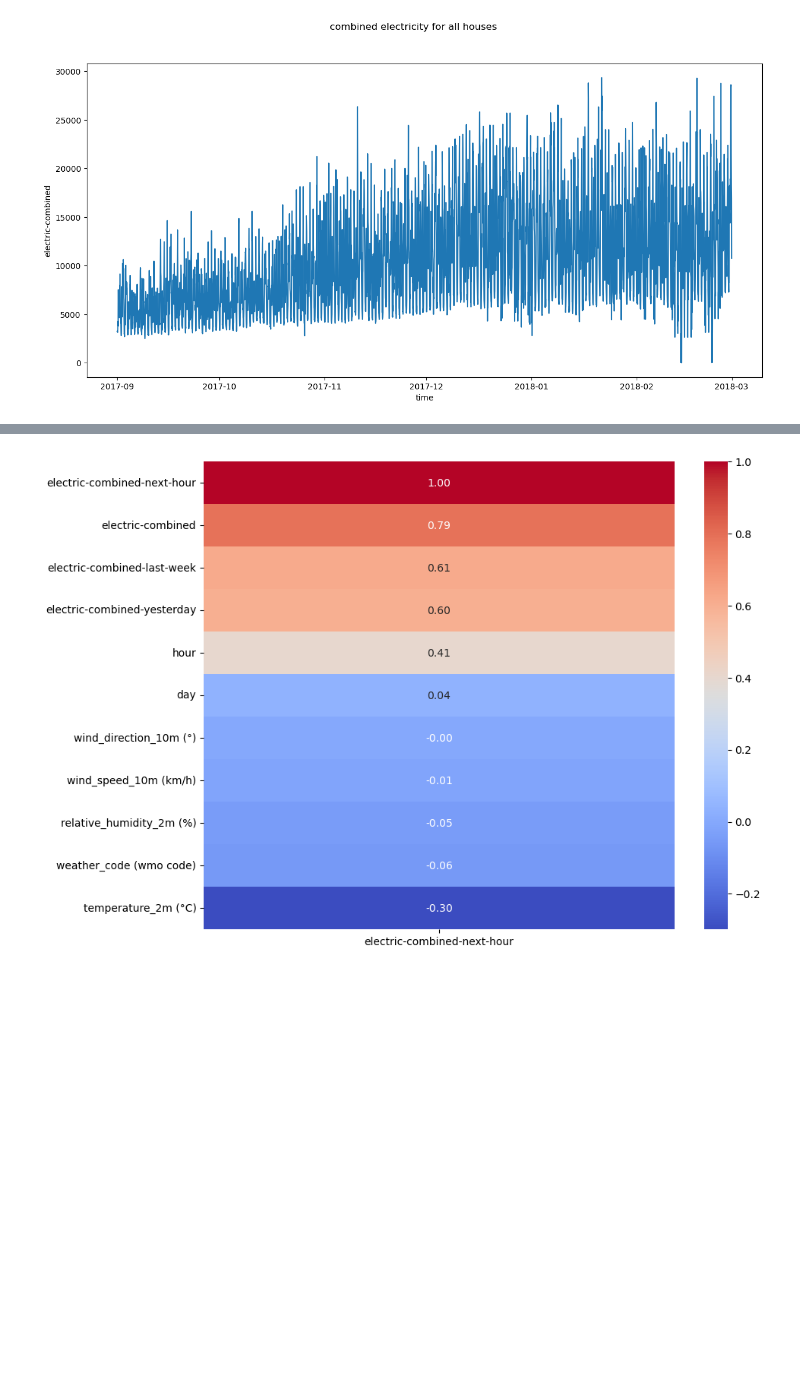
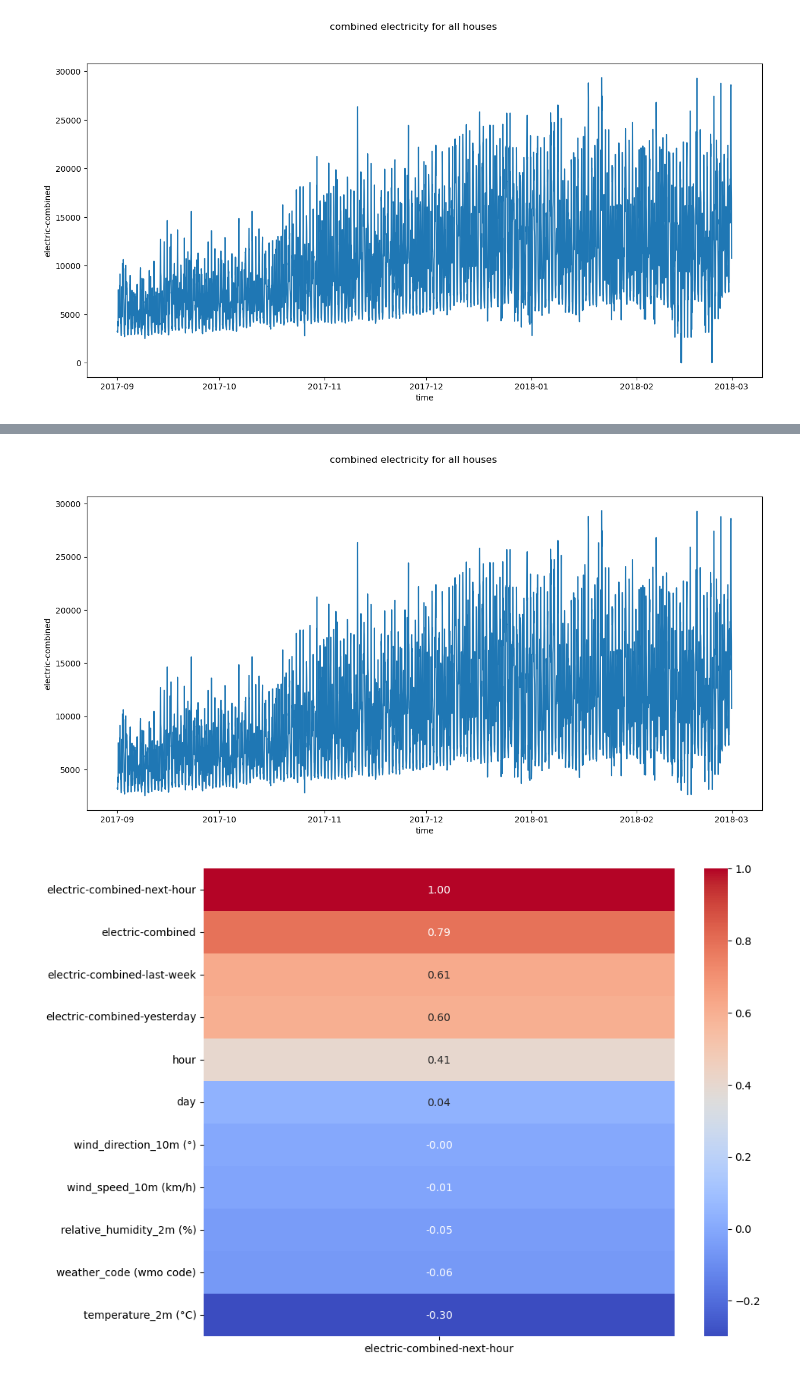
Before and after one commit to baz263/Ideal_dataset, a Jupyter notebook: coding/EDA/all_houses_df.ipynb, the cells around one changed output, grey strips where cells are left out. Cells and saved outputs as stored; diff of their text form; code cells hidden in the pictures; blank space fills up the shorter version.

```diff
--- a/coding/EDA/all_houses_df.ipynb
+++ b/coding/EDA/all_houses_df.ipynb
@@ -270,3 +283,10 @@ fig.show()
+# %%
+fig, ax = plt.subplots(1,1, figsize = (15,7))
+sns.lineplot(data = df, x= 'time', y='electric-combined', ax=ax)
+fig.suptitle('combined electricity for all houses')
+fig.show()
+# %% [output]
+[figure, added]
 # %%
 corr_map(df)
 # %% [output]
```
Also changed, not shown: parts of 10 cells of this notebook.
